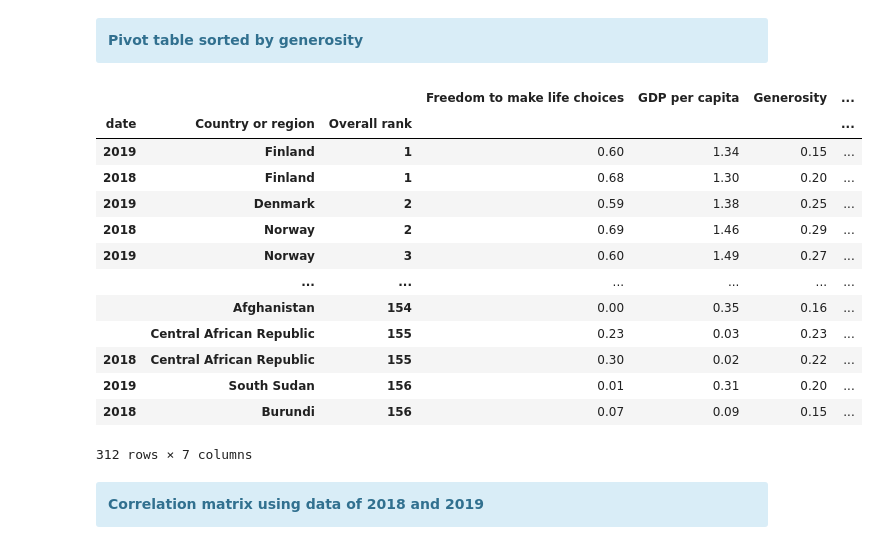
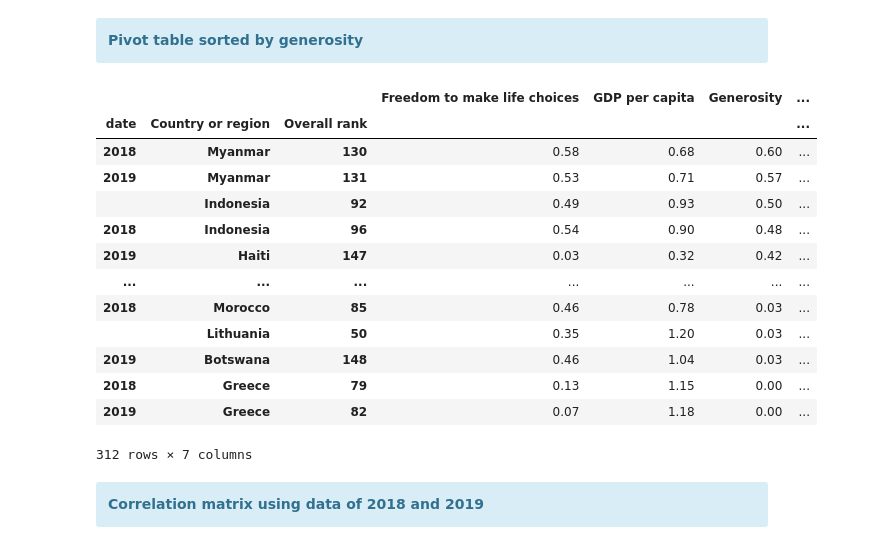
Before and after one commit to Empanator/World_Happiness_Report, a Jupyter notebook: World Happiness Report.ipynb, the cells around one changed output. Saved outputs shown, nothing was run; the diff lists cells and outputs as text; code cells hidden in the pictures.

```diff
--- a/World Happiness Report.ipynb
+++ b/World Happiness Report.ipynb
@@ -72,26 +72,26 @@ memory usage: 24.4+ KB
 # %%
 pivot_all = pd.pivot_table(df, index =  [ df.index.year, 'Country or region', 'Overall rank'],
                                values = ['Score', 'GDP per capita','Healthy life expectancy',
                                          'Social support', 'Freedom to make life choices',
                                          'Generosity', 'Perceptions of corruption'])
 
-pivot_all = pivot_all.sort_values(by = ['Overall rank'], ascending = True)
+pivot_all = pivot_all.sort_values(by = ['Generosity'], ascending = False)
 
 pivot_all
 # %% [output]
 |  |  |  | Freedom to make life choices | GDP per capita | Generosity | ... |
 | date | Country or region | Overall rank |  |  |  | ... |
-| 2019 | Finland | 1 | 0.60 | 1.34 | 0.15 | ... |
-| 2018 | Finland | 1 | 0.68 | 1.30 | 0.20 | ... |
-| 2019 | Denmark | 2 | 0.59 | 1.38 | 0.25 | ... |
-| 2018 | Norway | 2 | 0.69 | 1.46 | 0.29 | ... |
-| 2019 | Norway | 3 | 0.60 | 1.49 | 0.27 | ... |
-|  | ... | ... | ... | ... | ... | ... |
-|  | Afghanistan | 154 | 0.00 | 0.35 | 0.16 | ... |
-|  | Central African Republic | 155 | 0.23 | 0.03 | 0.23 | ... |
-| 2018 | Central African Republic | 155 | 0.30 | 0.02 | 0.22 | ... |
-| 2019 | South Sudan | 156 | 0.01 | 0.31 | 0.20 | ... |
-| 2018 | Burundi | 156 | 0.07 | 0.09 | 0.15 | ... |
+| 2018 | Myanmar | 130 | 0.58 | 0.68 | 0.60 | ... |
+| 2019 | Myanmar | 131 | 0.53 | 0.71 | 0.57 | ... |
+|  | Indonesia | 92 | 0.49 | 0.93 | 0.50 | ... |
+| 2018 | Indonesia | 96 | 0.54 | 0.90 | 0.48 | ... |
+| 2019 | Haiti | 147 | 0.03 | 0.32 | 0.42 | ... |
+| ... | ... | ... | ... | ... | ... | ... |
+| 2018 | Morocco | 85 | 0.46 | 0.78 | 0.03 | ... |
+|  | Lithuania | 50 | 0.35 | 1.20 | 0.03 | ... |
+| 2019 | Botswana | 148 | 0.46 | 1.04 | 0.03 | ... |
+| 2018 | Greece | 79 | 0.13 | 1.15 | 0.00 | ... |
+| 2019 | Greece | 82 | 0.07 | 1.18 | 0.00 | ... |
 312 rows × 7 columns
 # %% [markdown]
 <div class="alert alert-block alert-info">
```
Also changed, not shown: parts of 4 cells of this notebook.
